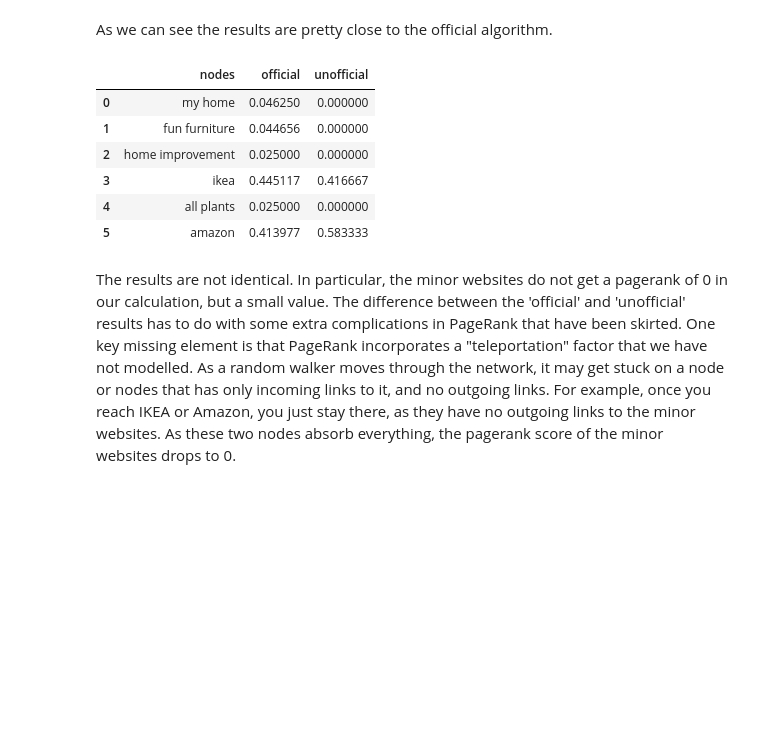
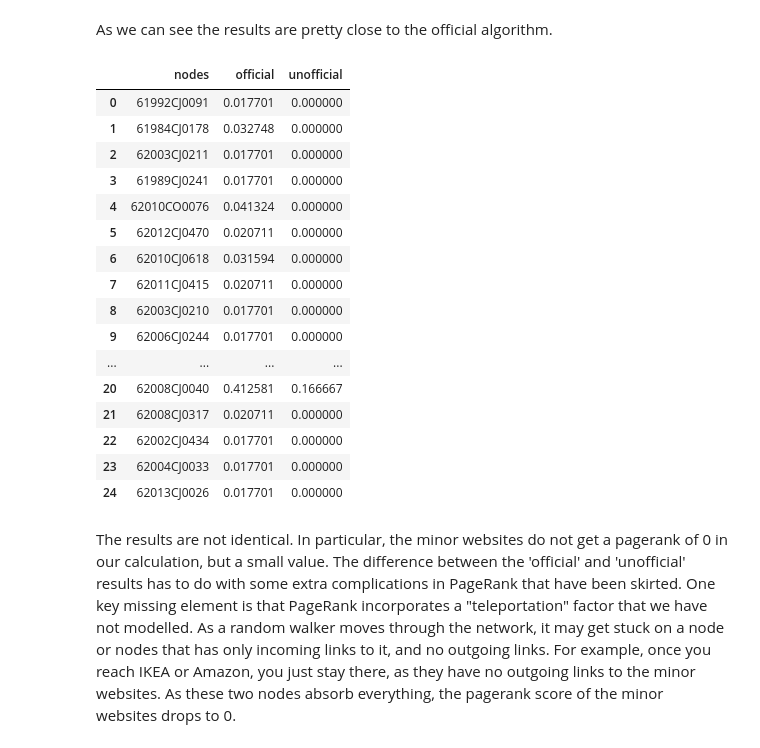
Before and after one commit to maastrichtlawtech/legalnetworkanalysis_textbook, a Jupyter notebook: network_analysis.ipynb, the cells around one changed output. Cells and saved outputs as stored; diff of their text form; code cells hidden in the pictures; blank space fills up the shorter version.

```diff
--- a/network_analysis.ipynb
+++ b/network_analysis.ipynb
@@ -493,0 +493,4 @@ nx.draw(g_subkite)
+# %%
+node_degree_dict=nx.degree(g_consprot)
+g_consprot2=nx.subgraph(g_consprot,[x for x in g_consprot.nodes() if node_degree_dict[x]>=25])
+nx.draw(g_consprot2)
@@ -1208,7 +1230,7 @@ Just like with Eigenvector Centrality, eventually the values of v will not chang
 
 Let us now proceed in code. First we can get the transition matrix using NetworkX's stochastic graph function, for the way we will proceed, this needs to be converted into a numpy matrix.
 # %%
-W = nx.stochastic_graph(g_furniture)
+W = nx.stochastic_graph(g_consprot2)
 T = nx.adjacency_matrix(W).todense()
 T
 # %% [output]
@@ -1223,4 +1256,4 @@ Next we need a vector v of probabilities, since here we are working with 6 nodes
 # %%
-v = np.ones(6)/6
+v = np.ones(25)/25
 np.round(v, 3)
 # %% [output]
@@ -1228,8 +1263,8 @@ array([0.167, 0.167, 0.167, 0.167, 0.167, 0.167])
 # %% [markdown]
 Finally we apply the matrix to the vector repeatedly.
 # %%
-for i in range(0,100):
-    v = v.reshape(1,6)
+for i in range(0,1000):
+    v = v.reshape(1,25)
     v = T.T@v.T
 # %% [markdown]
 The values of v are as follows.
@@ -1245,15 +1291,27 @@ matrix([[0.        ],
 # %% [markdown]
 As we can see the results are pretty close to the official algorithm.
 # %%
-pd.DataFrame({'nodes':g_furniture.nodes, 'official':nx.pagerank(g_furniture).values(), 'unofficial':[float(x) for x in np.array(v[:])]})
+###RESULTS ARE WRONG
+
+pd.DataFrame({'nodes':g_consprot2.nodes, 'official':nx.pagerank(g_consprot2).values(), 'unofficial':[float(x) for x in np.array(v[:])]})
 # %% [output]
 |  | nodes | official | unofficial |
-| 0 | my home | 0.046250 | 0.000000 |
-| 1 | fun furniture | 0.044656 | 0.000000 |
-| 2 | home improvement | 0.025000 | 0.000000 |
-| 3 | ikea | 0.445117 | 0.416667 |
-| 4 | all plants | 0.025000 | 0.000000 |
-| 5 | amazon | 0.413977 | 0.583333 |
+| 0 | 61992CJ0091 | 0.017701 | 0.000000 |
+| 1 | 61984CJ0178 | 0.032748 | 0.000000 |
+| 2 | 62003CJ0211 | 0.017701 | 0.000000 |
+| 3 | 61989CJ0241 | 0.017701 | 0.000000 |
+| 4 | 62010CO0076 | 0.041324 | 0.000000 |
+| 5 | 62012CJ0470 | 0.020711 | 0.000000 |
+| 6 | 62010CJ0618 | 0.031594 | 0.000000 |
+| 7 | 62011CJ0415 | 0.020711 | 0.000000 |
+| 8 | 62003CJ0210 | 0.017701 | 0.000000 |
+| 9 | 62006CJ0244 | 0.017701 | 0.000000 |
+| ... | ... | ... | ... |
+| 20 | 62008CJ0040 | 0.412581 | 0.166667 |
+| 21 | 62008CJ0317 | 0.020711 | 0.000000 |
+| 22 | 62002CJ0434 | 0.017701 | 0.000000 |
+| 23 | 62004CJ0033 | 0.017701 | 0.000000 |
+| 24 | 62013CJ0026 | 0.017701 | 0.000000 |
 # %% [markdown]
 The results are not identical. In particular, the minor websites do not get a pagerank of 0 in our calculation, but a small value. The difference between the 'official' and 'unofficial' results has to do with some extra complications in PageRank that have been skirted. One key missing element is that PageRank incorporates a "teleportation" factor that we have not modelled. As a random walker moves through the network, it may get stuck on a node or nodes that has only incoming links to it, and no outgoing links. For example, once you reach IKEA or Amazon, you just stay there, as they have no outgoing links to the minor websites. As these two nodes absorb everything, the pagerank score of the minor websites drops to 0.
 # %%
```
Also changed, not shown: parts of 87 cells of this notebook, 2 other files.
